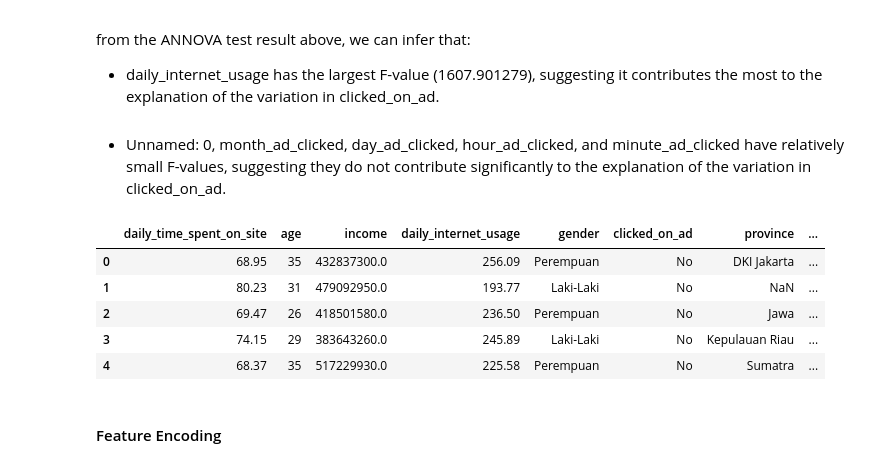
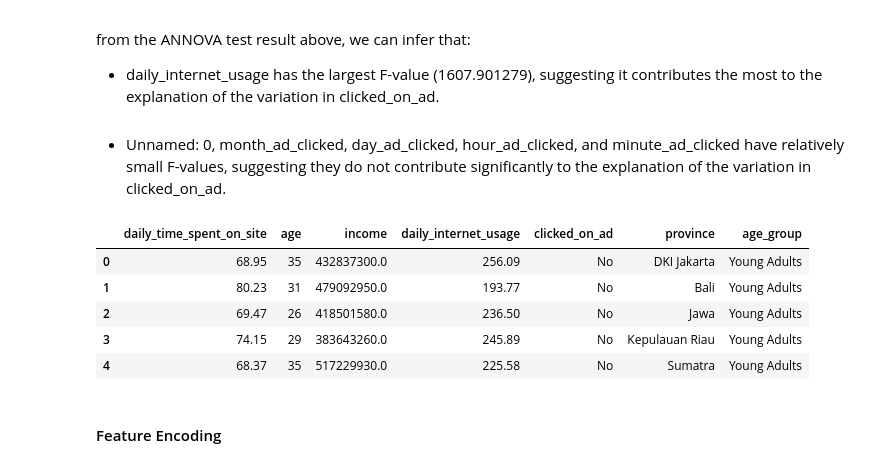
Before and after one commit to azaryasph/Predict-Customer-Clicked-Ads-Classification-By-Using-Machine-Learning, a Jupyter notebook: notebook/Predict Customer Clicked Ads Classification By Using Machine Learning.ipynb, the cells around one changed output. Saved outputs shown, nothing was run; the diff lists cells and outputs as text; code cells hidden in the pictures.

```diff
--- a/notebook/Predict Customer Clicked Ads Classification By Using Machine Learning.ipynb
+++ b/notebook/Predict Customer Clicked Ads Classification By Using Machine Learning.ipynb
@@ -477,7 +477,7 @@ dtype: int64
 # %% [markdown]
 [Age Grouping Binning Preferences](https://www.quanthub.com/power-bi-group-and-bin-data/#:~:text=Binning%20is%20a%20technique%20used,to%20analyze%20trends%20more%20effectively).
 # %%
-# Create age groups based on the 'age' column
+# Define age groups based on age ranges
 age_group = [
     (dfp['age'] >= 51),
     (dfp['age'] >= 36) & (dfp['age'] < 51),
@@ -485,21 +485,23 @@ age_group = [
 ]
 age_binning = ['Old Adults', 'Middle Adults', 'Young Adults']
 
-# Add a new column 'age_group' to the dataframe
+# Create a new column 'age_group' by selecting the appropriate age group for each row
 dfp['age_group'] = np.select(age_group, age_binning)
 
-# Convert 'timestamp' column to datetime format
+# Convert 'timestamp' column to datetime type
 dfp['timestamp'] = pd.to_datetime(dfp['timestamp'])
 
-# Extract month, weekend, day, hour, and minute from 'timestamp' and add them as new columns
+# Extract month, day, hour, and minute from 'timestamp' and create new columns for each
 dfp['month_ad_clicked'] = dfp['timestamp'].dt.month.astype('int64')
 dfp['day_ad_clicked'] = dfp['timestamp'].dt.day.astype('int')
 dfp['hour_ad_clicked'] = dfp['timestamp'].dt.hour.astype('int')
 dfp['minute_ad_clicked'] = dfp['timestamp'].dt.minute.astype('int')
+
+# Create a new column 'is_weekend' that indicates whether the ad was clicked on a weekend
 dfp['is_weekend'] = dfp['timestamp'].dt.weekday >= 5
 dfp['is_weekend'] = dfp['is_weekend'].astype('object')
 
-# define province mapping
+# Define a mapping from specific provinces to more general regions
 province_mapping = {
     'Daerah Khusus Ibukota Jakarta': 'DKI Jakarta',
     'Jawa Timur': 'Jawa',
@@ -514,10 +516,11 @@ province_mapping = {
     'Kalimantan Timur': 'Kalimantan',
     'Kalimantan Selatan': 'Kalimantan',
     'Kalimantan Tengah': 'Kalimantan',
-    'Kalimantan Barat': 'Kalimantan',
+    'Kalimantan Barat': 'Kalimantan'
 }
-# map the province column
-dfp['province'] = dfp['province'].map(province_mapping)
+
+# Replace the values in the 'province' column based on the province_mapping dictionary
+dfp['province'] = dfp['province'].replace(province_mapping)
 # %% [markdown]
 ### Feature Selection
 # %% [markdown]
@@ -661,16 +671,34 @@ from the ANNOVA test result above, we can infer that:
 - daily_internet_usage has the largest F-value (1607.901279), suggesting it contributes the most to the explanation of the variation in clicked_on_ad.<br><br>
 - Unnamed: 0, month_ad_clicked, day_ad_clicked, hour_ad_clicked, and minute_ad_clicked have relatively small F-values, suggesting they do not contribute significantly to the explanation of the variation in clicked_on_ad.
 # %%
-dfm = dfp.drop(['Unnamed: 0', 'timestamp', 'city', 'ad_category', 'city', 'age_group', 'month_ad_clicked',
-                 'day_ad_clicked','hour_ad_clicked', 'minute_ad_clicked'], axis=1)
+# List of features to drop (not significant)
+notsig_feats = [
+    'Unnamed: 0',
+    'timestamp',
+    'city',
+    'ad_category',
+    'city',
+    'month_ad_clicked',
+    'gender',
+    'day_ad_clicked',
+    'hour_ad_clicked',
+    'minute_ad_clicked',
+    'is_weekend',
+    'ad_category'
+]
+
+# Drop the specified columns from the dataframe
+dfm = dfp.drop(notsig_feats, axis=1)
+
+# Display the first few rows of the modified dataframe
 dfm.head()
 # %% [output]
-|  | daily_time_spent_on_site | age | income | daily_internet_usage | gender | clicked_on_ad | province | ... |
-| 0 | 68.95 | 35 | 432837300.0 | 256.09 | Perempuan | No | DKI Jakarta | ... |
-| 1 | 80.23 | 31 | 479092950.0 | 193.77 | Laki-Laki | No | NaN | ... |
-| 2 | 69.47 | 26 | 418501580.0 | 236.50 | Perempuan | No | Jawa | ... |
-| 3 | 74.15 | 29 | 383643260.0 | 245.89 | Laki-Laki | No | Kepulauan Riau | ... |
-| 4 | 68.37 | 35 | 517229930.0 | 225.58 | Perempuan | No | Sumatra | ... |
+|  | daily_time_spent_on_site | age | income | daily_internet_usage | clicked_on_ad | province | age_group |
+| 0 | 68.95 | 35 | 432837300.0 | 256.09 | No | DKI Jakarta | Young Adults |
+| 1 | 80.23 | 31 | 479092950.0 | 193.77 | No | Bali | Young Adults |
+| 2 | 69.47 | 26 | 418501580.0 | 236.50 | No | Jawa | Young Adults |
+| 3 | 74.15 | 29 | 383643260.0 | 245.89 | No | Kepulauan Riau | Young Adults |
+| 4 | 68.37 | 35 | 517229930.0 | 225.58 | No | Sumatra | Young Adults |
 # %% [markdown]
 #### Feature Encoding
 # %%
```
Also changed, not shown: parts of 15 cells of this notebook.
